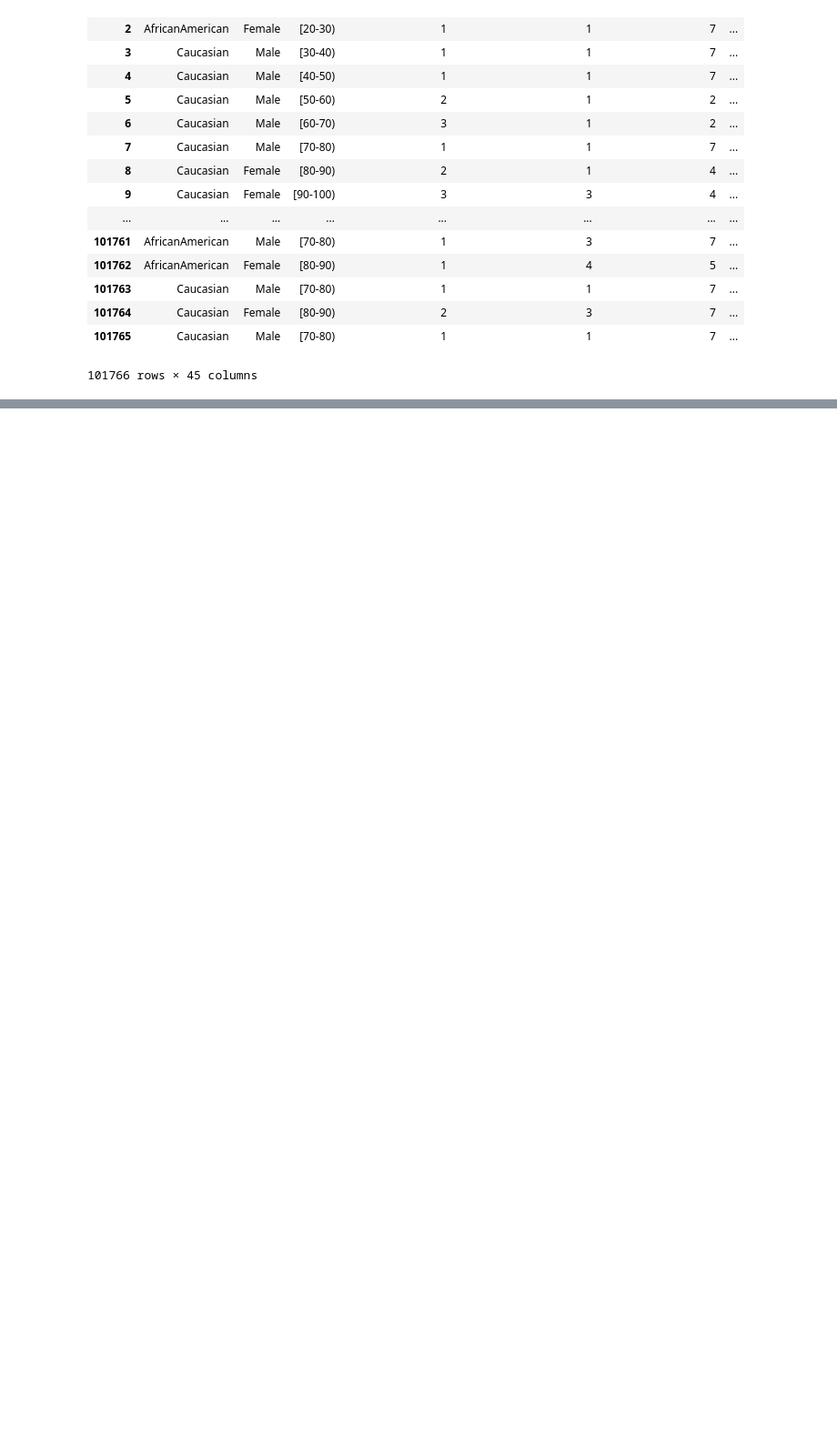
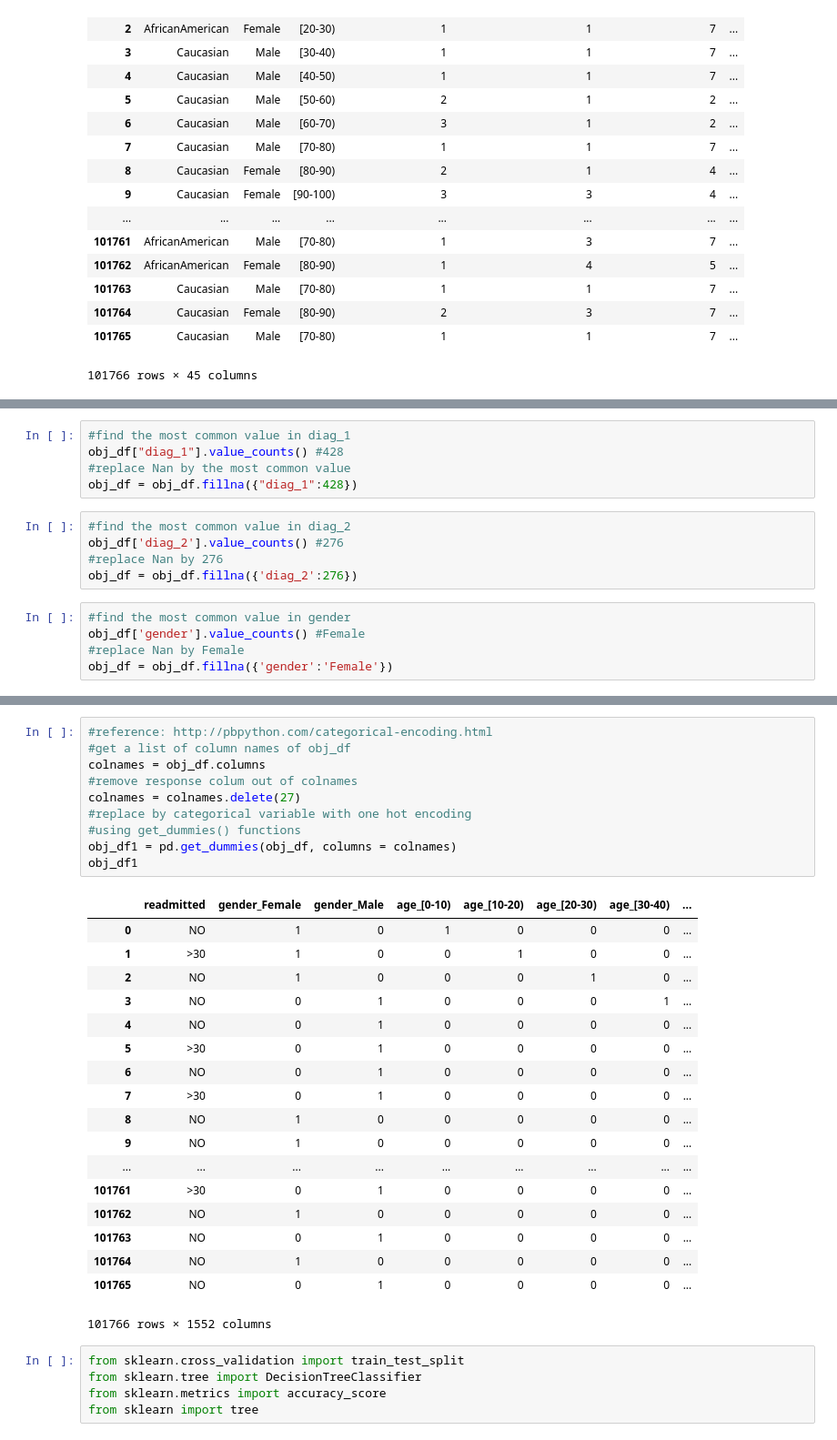
Before and after one commit to hvu815/Data-Analysis, a Jupyter notebook: analysis_notebooks/Diabetes_notebook_Huong.ipynb, the cells around one changed output, grey strips where cells are left out. Shown: that part at 91% size. Drawn from its saved outputs; the diff is of its cells as text; blank space fills up the shorter version.

```diff
--- a/analysis_notebooks/Diabetes_notebook_Huong.ipynb
+++ b/analysis_notebooks/Diabetes_notebook_Huong.ipynb
@@ -126,0 +258,15 @@ data
+# %%
+#find the most common value in diag_1
+obj_df["diag_1"].value_counts() #428
+#replace Nan by the most common value
+obj_df = obj_df.fillna({"diag_1":428})
+# %%
+#find the most common value in diag_2
+obj_df['diag_2'].value_counts() #276
+#replace Nan by 276
+obj_df = obj_df.fillna({'diag_2':276})
+# %%
+#find the most common value in gender
+obj_df['gender'].value_counts() #Female
+#replace Nan by Female
+obj_df = obj_df.fillna({'gender':'Female'})
@@ -126,0 +313,34 @@ data
+# %%
+#reference: http://pbpython.com/categorical-encoding.html
+#get a list of column names of obj_df
+colnames = obj_df.columns
+#remove response colum out of colnames
+colnames = colnames.delete(27)
+#replace by categorical variable with one hot encoding
+#using get_dummies() functions
+obj_df1 = pd.get_dummies(obj_df, columns = colnames)
+obj_df1
+# %% [output]
+|  | readmitted | gender_Female | gender_Male | age_[0-10) | age_[10-20) | age_[20-30) | age_[30-40) | ... |
+| 0 | NO | 1 | 0 | 1 | 0 | 0 | 0 | ... |
+| 1 | >30 | 1 | 0 | 0 | 1 | 0 | 0 | ... |
+| 2 | NO | 1 | 0 | 0 | 0 | 1 | 0 | ... |
+| 3 | NO | 0 | 1 | 0 | 0 | 0 | 1 | ... |
+| 4 | NO | 0 | 1 | 0 | 0 | 0 | 0 | ... |
+| 5 | >30 | 0 | 1 | 0 | 0 | 0 | 0 | ... |
+| 6 | NO | 0 | 1 | 0 | 0 | 0 | 0 | ... |
+| 7 | >30 | 0 | 1 | 0 | 0 | 0 | 0 | ... |
+| 8 | NO | 1 | 0 | 0 | 0 | 0 | 0 | ... |
+| 9 | NO | 1 | 0 | 0 | 0 | 0 | 0 | ... |
+| ... | ... | ... | ... | ... | ... | ... | ... | ... |
+| 101761 | >30 | 0 | 1 | 0 | 0 | 0 | 0 | ... |
+| 101762 | NO | 1 | 0 | 0 | 0 | 0 | 0 | ... |
+| 101763 | NO | 0 | 1 | 0 | 0 | 0 | 0 | ... |
+| 101764 | NO | 1 | 0 | 0 | 0 | 0 | 0 | ... |
+| 101765 | NO | 0 | 1 | 0 | 0 | 0 | 0 | ... |
+101766 rows × 1552 columns
+# %%
+from sklearn.cross_validation import train_test_split
+from sklearn.tree import DecisionTreeClassifier
+from sklearn.metrics import accuracy_score
+from sklearn import tree
```
Also changed, not shown: parts of 22 cells of this notebook.
